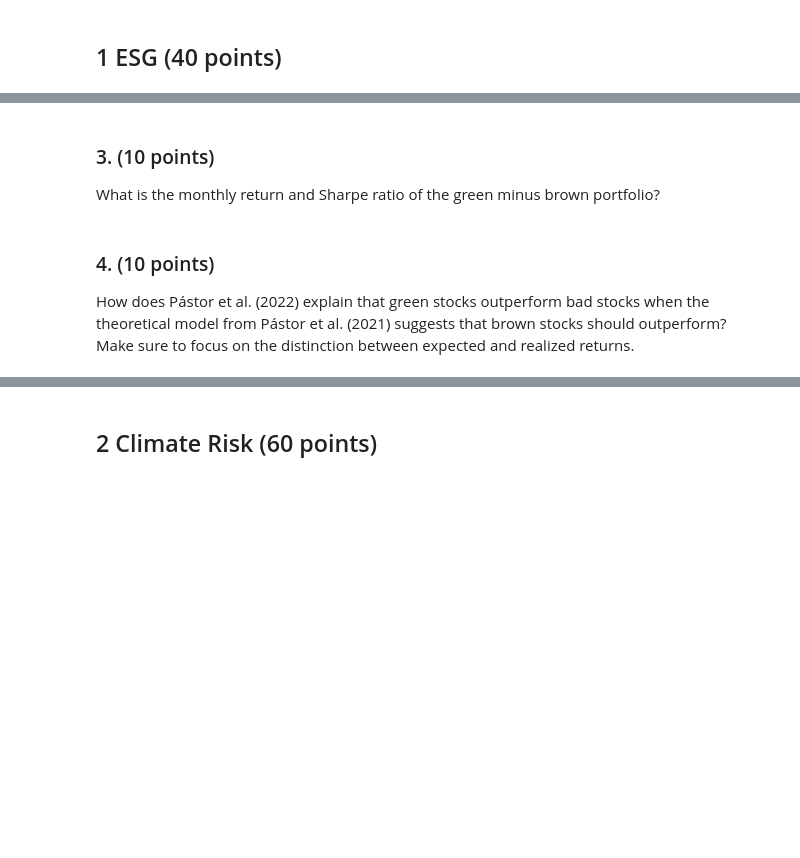
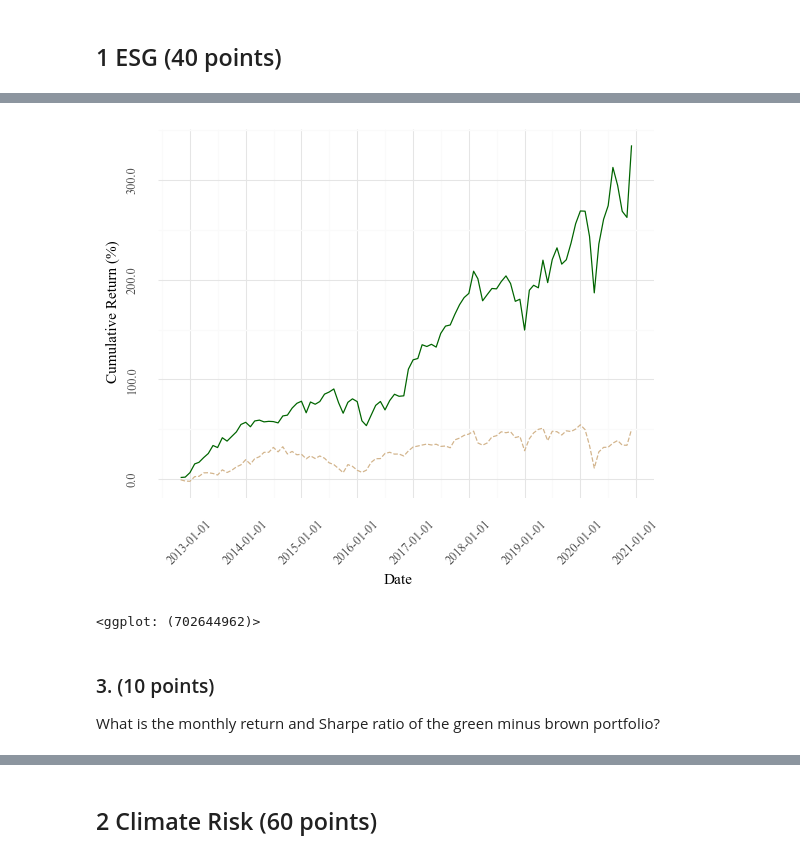
Before and after one commit to alanwake47/FINM-35000-Topics-in-Econ, a Jupyter notebook: week1/hw1/HW1_G2.ipynb, the cells around one changed output, grey strips where cells are left out. Drawn from its saved outputs; the diff is of its cells as text; code cells hidden in the pictures; blank space fills up the shorter version.

```diff
--- a/week1/hw1/HW1_G2.ipynb
+++ b/week1/hw1/HW1_G2.ipynb
@@ -22,0 +43,4 @@ Use the description in Section 4 of the paper to replicate Figure 3.
+# %%
+# computing Gi,t-1
+msci_sample[r'G'] =(-(10 - msci_sample.ENVIRONMENTAL_PILLAR_SCORE) * msci_sample.ENVIRONMENTAL_PILLAR_WEIGHT) / 100
+msci_sample.loc[msci_sample.ISSUER_NAME.str.contains('Exxon Mobil Corporation')].tail(3)
@@ -22,0 +72,3 @@ Use the description in Section 4 of the paper to replicate Figure 3.
+# %%
+# creating g_i,t
+msci_sample["g"] = msci_sample.G - msci_sample.G_bar
@@ -22,0 +102,11 @@ Use the description in Section 4 of the paper to replicate Figure 3.
+# %%
+# adding percentile indicators
+percentiles = msci_sample.groupby("AS_OF_DATE")['g'].quantile([0.3, 0.7]).unstack(level=1)
+msci_sample['Q_INDICATOR'] = msci_sample.apply(lambda row: 1 if row['g'] >= percentiles.at[row['AS_OF_DATE'], 0.7] else (-1 if row['g'] <= percentiles.at[row['AS_OF_DATE'], 0.3] else 0), axis=1)
+msci_sample.head(3)
+
+# computing the percentage returns
+msci_sample["MONTHLY_RETURNS"] = msci_sample.groupby("ISSUER_NAME")["PRC"].pct_change()
+
+# checking for Exxon
+msci_sample.loc[msci_sample.ISSUER_NAME.str.contains('Exxon Mobil Corporation')][["ISSUER_NAME", "AS_OF_DATE", "MONTHLY_RETURNS", 'Q_INDICATOR']].tail(3)
@@ -23,6 +154,31 @@ Use the description in Section 4 of the paper to replicate Figure 3.
+# %%
+df_returns.index = pd.to_datetime(df_returns.index)
+df = df_returns
+
+line_styles = ['solid', 'dashed']
+line_colors = ['#006400', '#D2B48C'] # green and brown
+
+plot = (
+    ggplot(df.reset_index(), aes(x='AS_OF_DATE'))
+    + geom_line(aes(y='Clean_Rets_Cumulative'), color=line_colors[0], linetype=line_styles[0])
+    + geom_line(aes(y='Dirty_Rets_Cumulative'), color=line_colors[1], linetype=line_styles[1])
+    + scale_color_manual(values=line_colors)
+    + scale_linetype_manual(values=line_styles)
+    + labs(y='Cumulative Return (%)', x='Date')
+    + theme_minimal()
+    + scale_y_continuous(labels=lambda x: x * 100)
+    + theme(axis_text_x=element_text(angle=45, family='Times New Roman'),
+            axis_text_y=element_text(angle=90, family='Times New Roman'),
+            legend_title=element_text(family='Times New Roman'))
+    + theme(axis_title=element_text(family='Times New Roman'))
+    # add a legend for the two lines
+    + theme(legend_title="123", legend_position=(0.0, 0.0), legend_direction='horizontal')
+
+)
+plot
+# %% [output]
+[figure, added]
+<ggplot: (702644962)>
 # %% [markdown]
 ### 3. (10 points)
 What is the monthly return and Sharpe ratio of the green minus brown portfolio?
-# %% [markdown]
-### 4. (10 points)
-How does Pástor et al. (2022) explain that green stocks outperform bad stocks when the theoretical model from Pástor et al. (2021) suggests that brown stocks should outperform? Make sure to focus on the distinction between expected and realized returns.
```
Also changed, not shown: parts of 77 cells of this notebook, 7 other files.
